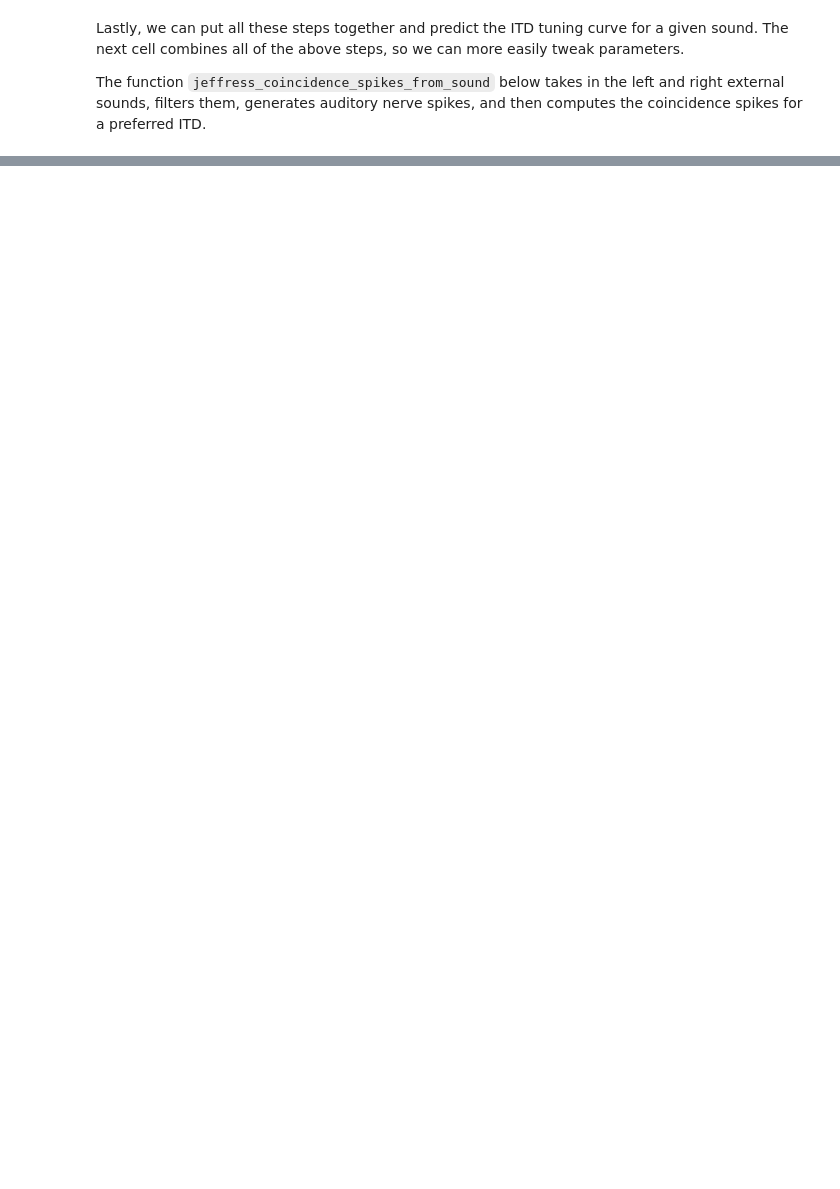
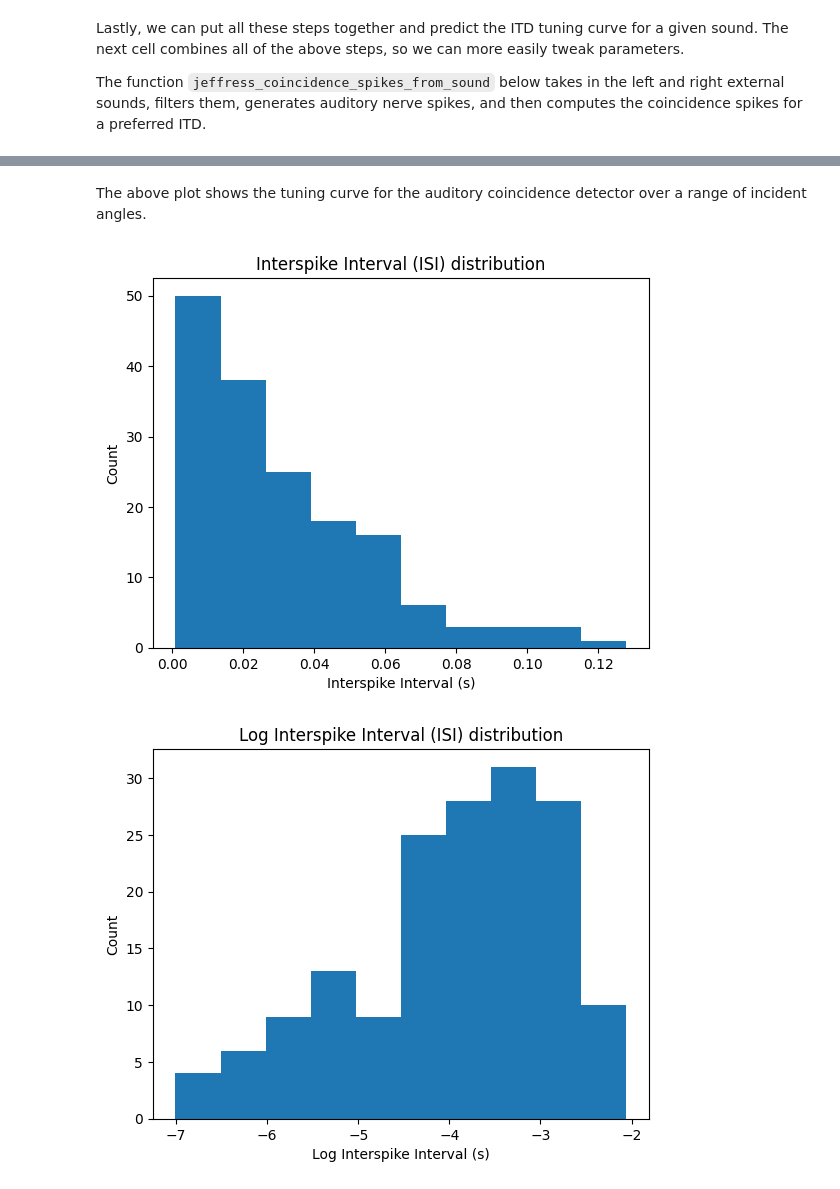
Before and after one commit to jmrfox/neurostatsmodels, a Jupyter notebook: notebooks/auditory_coincidence.ipynb, the cells around one changed output, grey strips where cells are left out. Cells and saved outputs as stored; diff of their text form; code cells hidden in the pictures; blank space fills up the shorter version.

```diff
--- a/notebooks/auditory_coincidence.ipynb
+++ b/notebooks/auditory_coincidence.ipynb
@@ -364,0 +425,21 @@ RMS rate spread: 2.02 Hz
+# %% [markdown]
+The above plot shows the tuning curve for the auditory coincidence detector over a range of incident angles.
+# %%
+# plot interspike interval histogram for one trial
+
+most_spikes_idx = np.argmax([len(spike_times[i]) for i in range(len(spike_times))])
+isi = np.diff(spike_times[most_spikes_idx])
+plt.hist(isi, bins=10)
+plt.xlabel('Interspike Interval (s)')
+plt.ylabel('Count')
+plt.title('Interspike Interval (ISI) distribution')
+plt.show()
+
+plt.hist(np.log(isi), bins=10)
+plt.xlabel('Log Interspike Interval (s)')
+plt.ylabel('Count')
+plt.title('Log Interspike Interval (ISI) distribution')
+plt.show()
+# %% [output]
+[figure, added]
+[figure, added]
```
Also changed, not shown: parts of 9 cells of this notebook, 1 other file.
